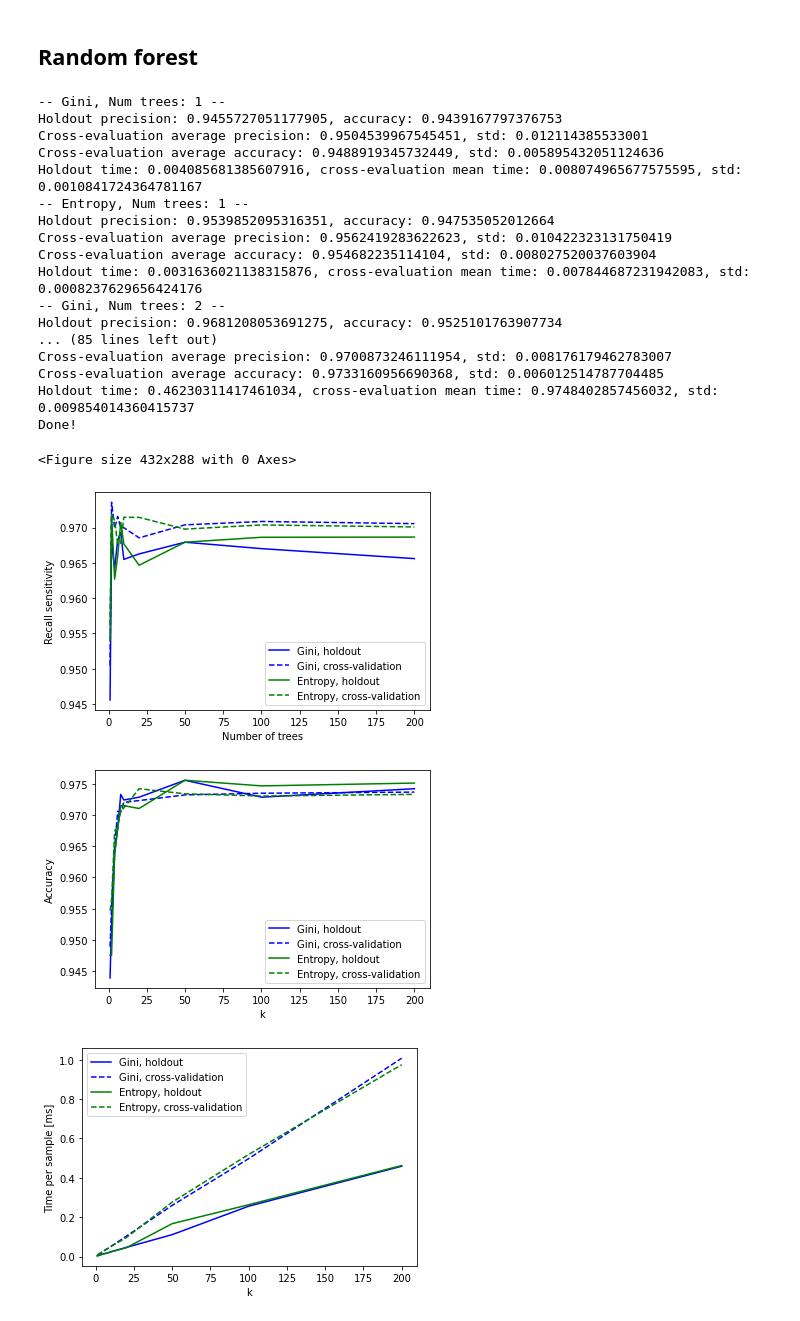
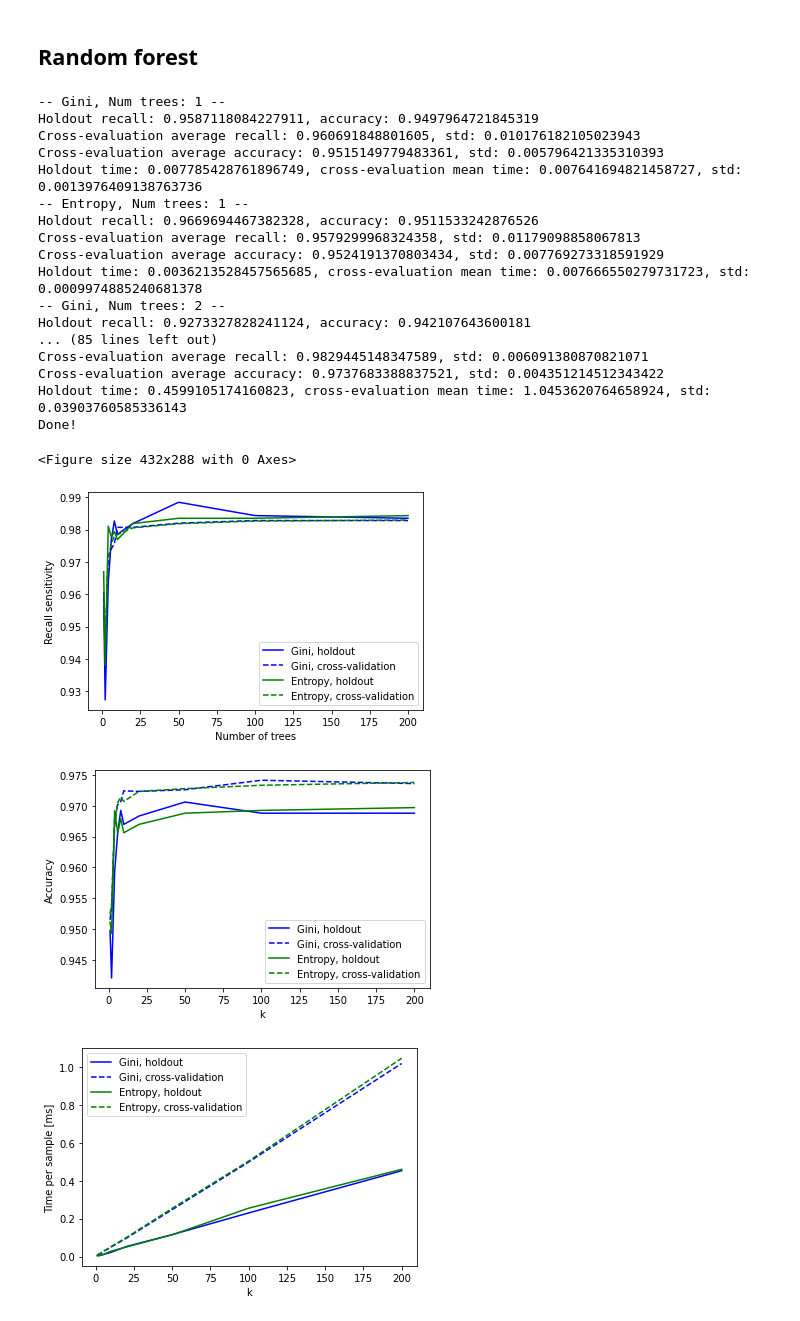
Before and after one commit to Erik-Lundell/MachineLearning1, a Jupyter notebook: phishing-with-skl.ipynb, the cells around one changed output. Drawn from its saved outputs; the diff is of its cells as text; code cells hidden in the pictures.

```diff
--- a/phishing-with-skl.ipynb
+++ b/phishing-with-skl.ipynb
@@ -81,8 +80,8 @@ def evaluateModelFromDataset(model, X_train, Y_train, X_test, Y_test):
 
     report = skl.metrics.classification_report(Y_test,Y_pred, output_dict=True)
 
-    #Reports precision of phishing links, total accuracy and the time delta fitting and classifying took per test sample (ms)
-    return report['1.0']['precision'], report['accuracy'], delta
+    #Reports recall of phishing links, total accuracy and the time delta fitting and classifying took per test sample (ms)
+    return report['1.0']['recall'], report['accuracy'], delta
 
 def evaluateModel(model, do_print = True):
 
@@ -90,7 +89,7 @@ def evaluateModel(model, do_print = True):
     holdout_rep = evaluateModelFromDataset(model, hX_train, hY_train.flatten(), hX_test, hY_test)
 
     #Test cross-evaluation
-    report_precision = []
+    report_recall = []
     report_accuracy  = []
     report_time = []
     for train_index, test_index in cross_validator10.split(X,Y):
@@ -100,22 +99,22 @@ def evaluateModel(model, do_print = True):
         Y_test  = Y[test_index]
 
         rep = evaluateModelFromDataset(model, X_train, Y_train.flatten(), X_test, Y_test)
-        report_precision.append(rep[0])
+        report_recall.append(rep[0])
         report_accuracy.append(rep[1])
         report_time.append(rep[2])
 
     if(do_print):
-        print(f"Holdout precision: {holdout_rep[0]}, accuracy: {holdout_rep[1]}")
-        print(f"Cross-evaluation average precision: {np.mean(report_precision)}, std: {np.std(report_precision)}")
+        print(f"Holdout recall: {holdout_rep[0]}, accuracy: {holdout_rep[1]}")
+        print(f"Cross-evaluation average recall: {np.mean(report_recall)}, std: {np.std(report_recall)}")
         print(f"Cross-evaluation average accuracy: {np.mean(report_accuracy)}, std: {np.std(report_accuracy)}")
         print(f"Holdout time: {holdout_rep[2]}, cross-evaluation mean time: {np.mean(report_time)}, std: {np.std(report_time)}")
-    return [holdout_rep[0], np.mean(report_precision)], [holdout_rep[1], np.mean(report_accuracy)], [holdout_rep[2], np.mean(report_time)]
+    return [holdout_rep[0], np.mean(report_recall)], [holdout_rep[1], np.mean(report_accuracy)], [holdout_rep[2], np.mean(report_time)]
 # %% [markdown]
 ## kNN
 # %%
 # perform kNN for different norms and k's
 
-precisions = []
+recalls = []
 accuracies = []
 times = []
 ks = range(2,6)
@@ -129,7 +128,7 @@ for k in ks:
     print(f"-- k={k}, L2 --")
     repL2 = evaluateModel(kNN_L2)
 
-    precisions.append(repL1[0] + repL2[0])
+    recalls.append(repL1[0] + repL2[0])
     accuracies.append(repL1[1] + repL2[1])
     times.append(repL1[2] + repL2[2])
 
@@ -156,7 +155,7 @@ Holdout time: 0.19086318445227254, cross-evaluation mean time: 0.221251408804660
 # %%
 # plot kNN-findings
 
-precisionsT = np.transpose(precisions)
+recallsT = np.transpose(recalls)
 accuraciesT = np.transpose(accuracies)
 timesT = np.transpose(times)
 
@@ -168,8 +167,8 @@ plt.figure(0)
 ax = plt.figure().gca()
 ax.xaxis.get_major_locator().set_params(integer=True)
 
-for i in range(len(precisionsT)):
-    plt.plot(ks, precisionsT[i],colorScheme[i])
+for i in range(len(recallsT)):
+    plt.plot(ks, recallsT[i],colorScheme[i])
 
 plt.xlabel('k')
 plt.ylabel('Recall sensitivity')
@@ -177,7 +176,7 @@ plt.legend(legends, loc = "lower left")
 
 plt.ylim([0.9,1])
 
-plt.savefig("ex1-plots/phishing/kNNprecision.png")
+plt.savefig("ex1-plots/phishing/kNNrecall.png")
 
 plt.figure(1)
 ax = plt.figure().gca()
@@ -232,7 +231,7 @@ Holdout time: 0.02902883687530476, cross-evaluation mean time: 0.053740517513883
 # calculate random forest for different number of forests/ different split measurements
 num_trees = [1,2,4,6,8,10, 20, 50, 100, 200]
 
-precisions = []
+recalls = []
 accuracies = []
 times = []
 for n in num_trees:
@@ -245,34 +244,34 @@ for n in num_trees:
     randomForestEntropy = RandomForestClassifier(n_estimators = n, criterion="entropy")
     repEntropy = evaluateModel(randomForestEntropy)
 
-    precisions.append(repGini[0] + repEntropy[0])
+    recalls.append(repGini[0] + repEntropy[0])
     accuracies.append(repGini[1] + repEntropy[1])
     times.append(repGini[2] + repEntropy[2])
 
 print("Done!")
 # %% [output]
 -- Gini, Num trees: 1 --
-Holdout precision: 0.9455727051177905, accuracy: 0.9439167797376753
-Cross-evaluation average precision: 0.9504539967545451, std: 0.012114385533001
-Cross-evaluation average accuracy: 0.9488919345732449, std: 0.005895432051124636
-Holdout time: 0.004085681385607916, cross-evaluation mean time: 0.008074965677575595, std: 0.0010841724364781167
+Holdout recall: 0.9587118084227911, accuracy: 0.9497964721845319
+Cross-evaluation average recall: 0.960691848801605, std: 0.010176182105023943
+Cross-evaluation average accuracy: 0.9515149779483361, std: 0.005796421335310393
+Holdout time: 0.007785428761896749, cross-evaluation mean time: 0.007641694821458727, std: 0.0013976409138763736
 -- Entropy, Num trees: 1 --
-Holdout precision: 0.9539852095316351, accuracy: 0.947535052012664
-Cross-evaluation average precision: 0.9562419283622623, std: 0.010422323131750419
-Cross-evaluation average accuracy: 0.954682235114104, std: 0.008027520037603904
-Holdout time: 0.0031636021138315876, cross-evaluation mean time: 0.007844687231942083, std: 0.0008237629656424176
+Holdout recall: 0.9669694467382328, accuracy: 0.9511533242876526
+Cross-evaluation average recall: 0.9579299968324358, std: 0.01179098858067813
+Cross-evaluation average accuracy: 0.9524191370803434, std: 0.007769273318591929
+Holdout time: 0.0036213528457565685, cross-evaluation mean time: 0.007666550279731723, std: 0.0009974885240681378
 -- Gini, Num trees: 2 --
-Holdout precision: 0.9681208053691275, accuracy: 0.9525101763907734
+Holdout recall: 0.9273327828241124, accuracy: 0.942107643600181
 ... (85 lines left out)
-Cross-evaluation average precision: 0.9700873246111954, std: 0.008176179462783007
-Cross-evaluation average accuracy: 0.9733160956690368, std: 0.006012514787704485
-Holdout time: 0.46230311417461034, cross-evaluation mean time: 0.9748402857456032, std: 0.009854014360415737
+Cross-evaluation average recall: 0.9829445148347589, std: 0.006091380870821071
+Cross-evaluation average accuracy: 0.9737683388837521, std: 0.004351214512343422
+Holdout time: 0.4599105174160823, cross-evaluation mean time: 1.0453620764658924, std: 0.03903760585336143
 Done!
 # %%
 # plot random forest
 
 # plot kNN-findings
-precisionsT = np.transpose(precisions)
+recallsT = np.transpose(recalls)
 accuraciesT = np.transpose(accuracies)
 timesT = np.transpose(times)
 
@@ -284,8 +283,8 @@ plt.figure(0)
 ax = plt.figure().gca()
 ax.xaxis.get_major_locator().set_params(integer=True)
 
-for i in range(len(precisionsT)):
-    plt.plot(num_trees, precisionsT[i],colorScheme[i])
+for i in range(len(recallsT)):
+    plt.plot(num_trees, recallsT[i],colorScheme[i])
 
 plt.xlabel('Number of trees')
 plt.ylabel('Recall sensitivity')
@@ -296,33 +295,33 @@ plt.legend(legends, loc = "lower right")
 plt.savefig("ex1-plots/phishing/RandomForestSensitivity.png")
 
 plt.figure(1)
 ax = plt.figure().gca()
 ax.xaxis.get_major_locator().set_params(integer=True)
 
 for i in range(len(accuraciesT)):
     plt.plot(num_trees, accuraciesT[i],colorScheme[i])
 
 plt.xlabel('k')
 plt.ylabel('Accuracy')
 plt.legend(legends, loc = "lower right")
 #plt.ylim([0.96,1])
 
 plt.savefig("ex1-plots/phishing/RandomForestAccuracy")
 
 plt.figure(2)
 ax = plt.figure().gca()
 ax.xaxis.get_major_locator().set_params(integer=True)
 
 for i in range(len(timesT)):
     plt.plot(num_trees, timesT[i],colorScheme[i])
 
 plt.xlabel('k')
 plt.ylabel('Time per sample [ms]')
 plt.legend(legends, loc = "upper left")
 
 plt.savefig("ex1-plots/phishing/RandomForestTime")
 # %% [output]
 <Figure size 432x288 with 0 Axes>
-[figure, old version]
+[figure, new version]
-[figure, old version]
+[figure, new version]
-[figure, old version]
+[figure, new version]
```
Also changed, not shown: parts of 5 cells of this notebook, 15 other files.
